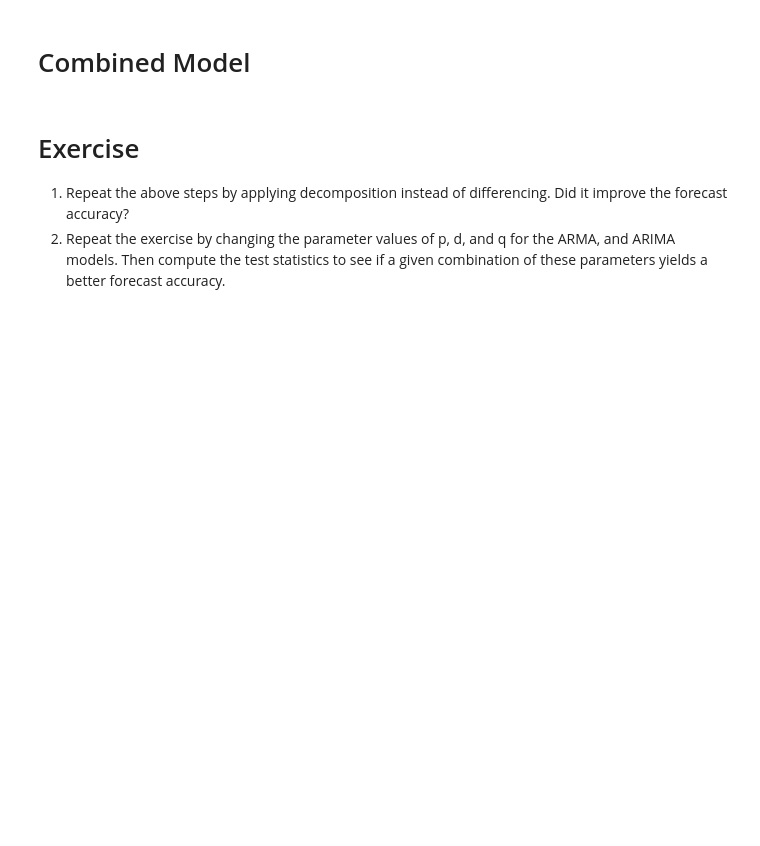
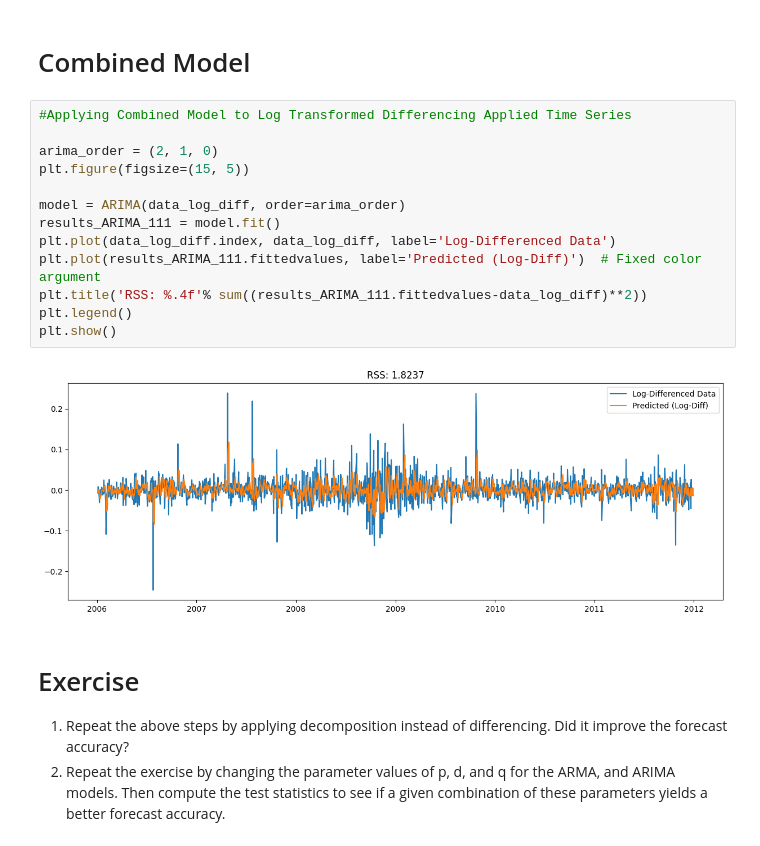
Before and after one commit to GemWinnnn/Python-Practice, a Jupyter notebook: Timeseries/Amazon .ipynb, the cells around one changed output. Cells and saved outputs as stored; diff of their text form; blank space fills up the shorter version.

```diff
--- a/Timeseries/Amazon .ipynb
+++ b/Timeseries/Amazon .ipynb
@@ -468,5 +481,20 @@ TypeError: ARIMA.fit() got an unexpected keyword argument 'disp'
 # %% [markdown]
 # Combined Model
+# %%
+#Applying Combined Model to Log Transformed Differencing Applied Time Series
+
+arima_order = (2, 1, 0)
+plt.figure(figsize=(15, 5))
+
+model = ARIMA(data_log_diff, order=arima_order)
+results_ARIMA_111 = model.fit()
+plt.plot(data_log_diff.index, data_log_diff, label='Log-Differenced Data')
+plt.plot(results_ARIMA_111.fittedvalues, label='Predicted (Log-Diff)')  # Fixed color argument
+plt.title('RSS: %.4f'% sum((results_ARIMA_111.fittedvalues-data_log_diff)**2))
+plt.legend()
+plt.show()
+# %% [output]
+[figure, added]
 # %% [markdown]
 # Exercise
 1. Repeat the above steps by applying decomposition instead of
```
Also changed, not shown: parts of 3 cells of this notebook.
